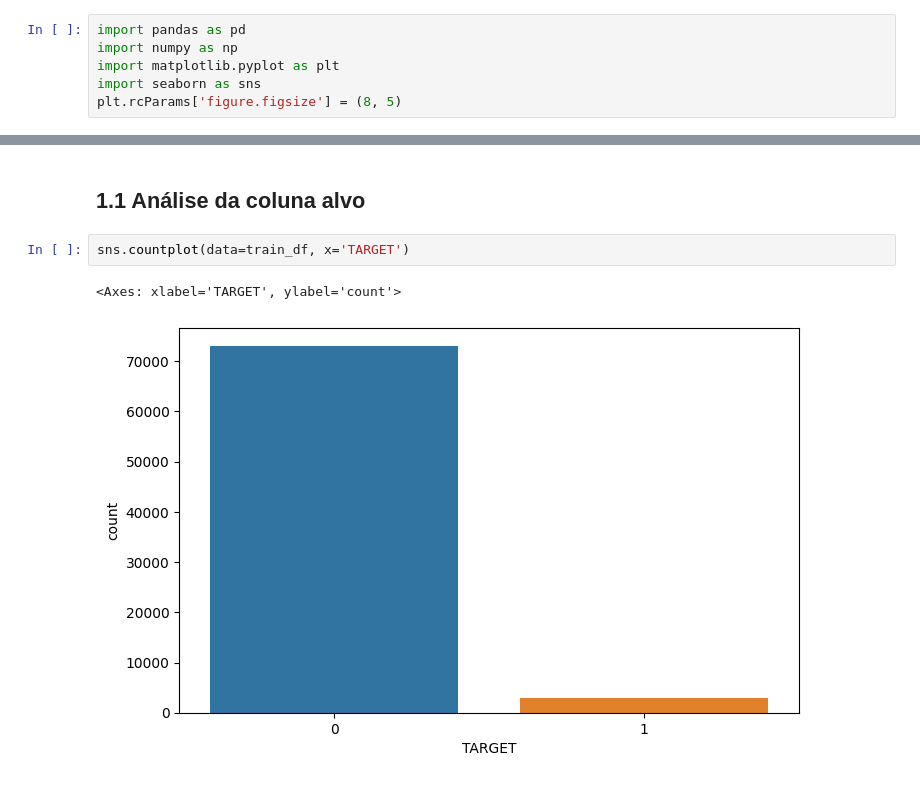
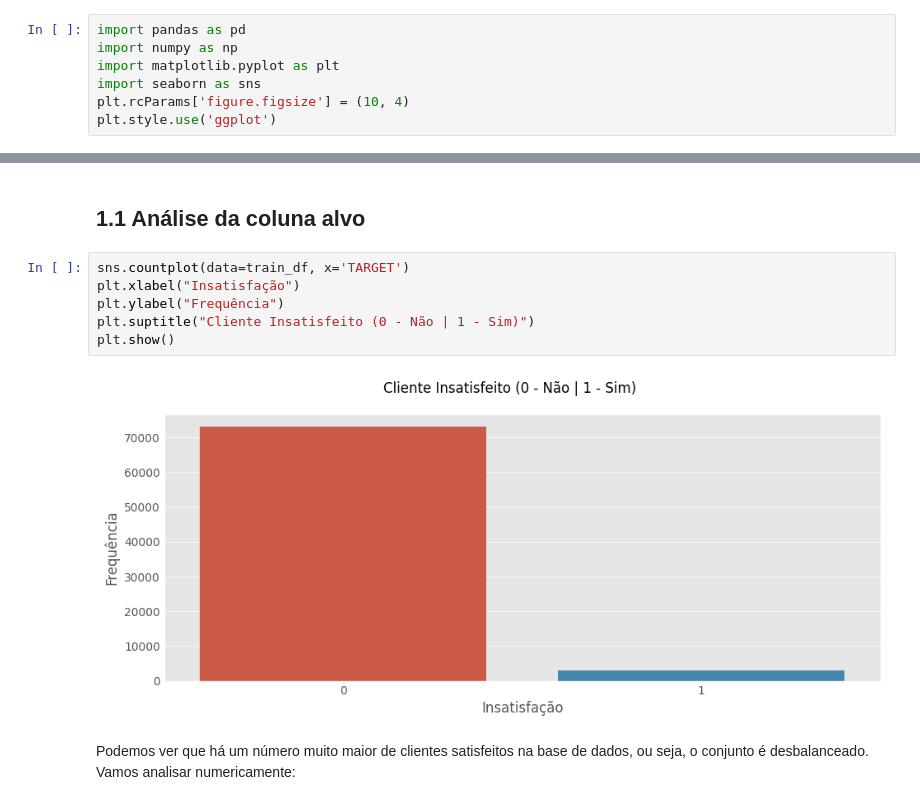
Before and after one commit to andrealbuquerque97/client-satisfaction, a Jupyter notebook: ClientSatisfaction.ipynb, the cells around one changed output, grey strips where cells are left out. Saved outputs shown, nothing was run; the diff lists cells and outputs as text.

Commit message:
Analyze target variable balance

```diff
--- a/ClientSatisfaction.ipynb
+++ b/ClientSatisfaction.ipynb
@@ -13,7 +13,8 @@ import pandas as pd
 import numpy as np
 import matplotlib.pyplot as plt
 import seaborn as sns
-plt.rcParams['figure.figsize'] = (8, 5)
+plt.rcParams['figure.figsize'] = (10, 4)
+plt.style.use('ggplot')
 # %%
 train_df = pd.read_csv("data/train.csv")
 train_df.head()
@@ -43,8 +44,13 @@ O conjunto de dados apresenta 76020 amostras e 371 colunas, divididas em:
 Com 371 colunas, precisaremos focar grande parte de análise na escolha e engenharia de features, uma vez que esse número está muito alto paraa modelos de Machine Learning.
 # %% [markdown]
 ## 1.1 Análise da coluna alvo
-# %%
-sns.countplot(data=train_df, x='TARGET')
-# %% [output]
-<Axes: xlabel='TARGET', ylabel='count'>
-[figure, removed]
+# %%
+sns.countplot(data=train_df, x='TARGET')
+plt.xlabel("Insatisfação")
+plt.ylabel("Frequência")
+plt.suptitle("Cliente Insatisfeito (0 - Não | 1 - Sim)")
+plt.show()
+# %% [output]
+[figure, added]
+# %% [markdown]
+Podemos ver que há um número muito maior de clientes satisfeitos na base de dados, ou seja, o conjunto é desbalanceado. Vamos analisar numericamente:
```
Also changed, not shown: parts of 2 cells of this notebook.
